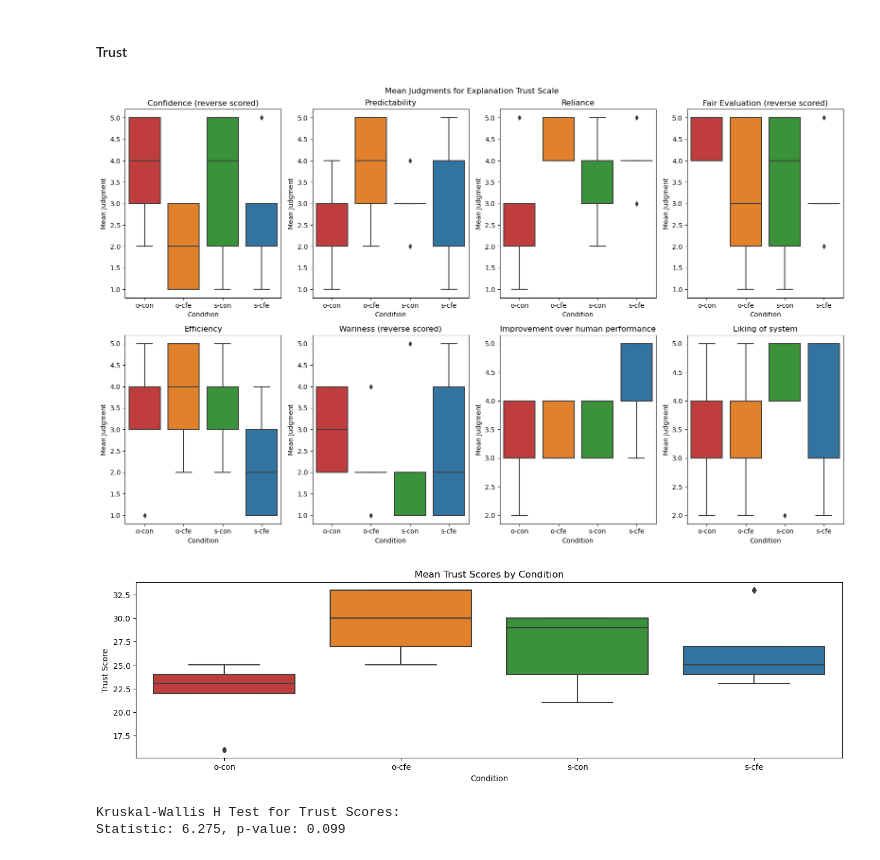
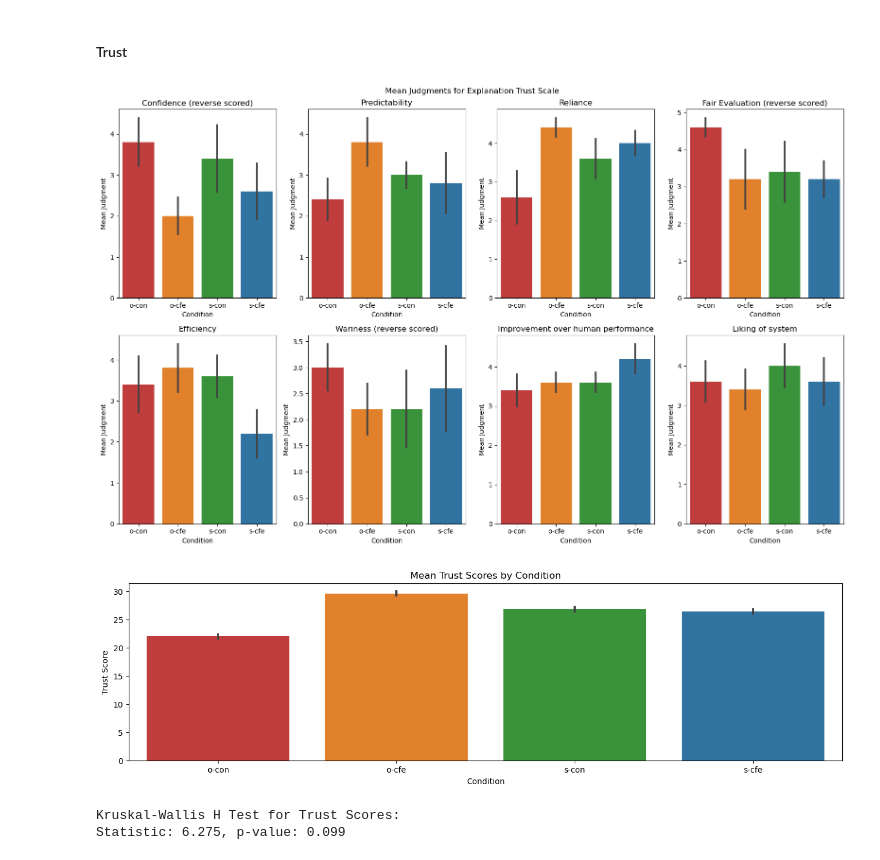
Before and after one commit to andreArtelt/IJCAI24-CF_Tut, a Jupyter notebook: CESORP_study_evaluation.ipynb, the cells around one changed output. Saved outputs shown, nothing was run; the diff lists cells and outputs as text; code cells hidden in the pictures.

```diff
--- a/CESORP_study_evaluation.ipynb
+++ b/CESORP_study_evaluation.ipynb
@@ -948,7 +1147,7 @@ trust_labels = {
 plt.figure(figsize=(16, 10))
 for i, item in enumerate(satisfaction_items, 1):
     plt.subplot(2, 4, i)
-    sns.boxplot(data=survey_data_checked[survey_data_checked['itemNo'] == item], x='cond', y='responseNo',palette=color_palette)
+    sns.barplot(data=survey_data_checked[survey_data_checked['itemNo'] == item], x='cond', y='responseNo', palette=color_palette, errorbar='se')
     plt.title(satisfaction_labels[item])
     plt.xlabel('Condition')
     plt.ylabel('Mean Judgment')
@@ -960,10 +1159,9 @@ plt.show()
 survey_data_checked = survey_data_checked.assign(
     response_recode=survey_data_checked['responseNo']
 )
-############
-### TO DO: CORRECT REVERSE CODE ITEM NUMBERS (Logging mismatch?)
+
+# To get a Correct Summed Score, reverse code relevant items
 survey_data_checked.loc[survey_data_checked['itemNo'].isin([1, 6, 9, 12, 14]), 'response_recode'] = 6 - survey_data_checked['responseNo']
-############
 
 # Compute summed scores for satisfaction and trust scales
 satisfaction_scores = survey_data_checked[survey_data_checked['itemNo'].isin(satisfaction_items)].groupby('userID')['response_recode'].sum()
@@ -975,8 +1173,9 @@ survey_data_checked = survey_data_checked.merge(trust_scores.rename('trust_score
 
 # Plot mean satisfaction scores per group
 plt.figure(figsize=(16, 4))
-sns.boxplot(data=survey_data_checked, x='cond', y='satisfaction_score',palette=color_palette)
-plt.title('Mean Satisfaction Scores by Condition')
+sns.barplot(data=survey_data_checked, x='cond', y='satisfaction_score', palette=color_palette, errorbar='se')
+#sns.boxplot(data=survey_data_checked, x='cond', y='satisfaction_score',palette=color_palette)
+plt.title('Mean Satisfaction Scores by Condition (max=40)')
 plt.xlabel('Condition')
 plt.ylabel('Satisfaction Score')
 plt.show()
@@ -1004,36 +1203,36 @@ Statistic: 0.792, p-value: 0.851
 # Plot average judgments per group for Explanation Trust Scale
 plt.figure(figsize=(16, 10))
 for i, item in enumerate(trust_items, 1):
     plt.subplot(2, 4, i)
-    sns.boxplot(data=survey_data_checked[survey_data_checked['itemNo'] == item], x='cond', y='responseNo',palette=color_palette)
+    sns.barplot(data=survey_data_checked[survey_data_checked['itemNo'] == item], x='cond', y='responseNo', palette=color_palette, errorbar='se')
     plt.title(trust_labels[item])
     plt.xlabel('Condition')
     plt.ylabel('Mean Judgment')
 plt.suptitle('Mean Judgments for Explanation Trust Scale')
 plt.tight_layout()
 plt.show()
 
 # Plot mean trust scores per group
 plt.figure(figsize=(16, 4))
-sns.boxplot(data=survey_data_checked, x='cond', y='trust_score',palette=color_palette)
+sns.barplot(data=survey_data_checked, x='cond', y='trust_score', palette=color_palette, errorbar='se')
 plt.title('Mean Trust Scores by Condition')
 plt.xlabel('Condition')
 plt.ylabel('Trust Score')
 plt.show()
 
 # Run statistical tests for satisfaction scale
 trust_groups = [survey_data_checked[survey_data_checked['cond'] == cond]['trust_score'].unique() for cond in survey_data_checked['cond'].unique()]
 trust_kruskal = kruskal(*trust_groups)
 
 print("\nKruskal-Wallis H Test for Trust Scores:")
 print(f"Statistic: {round(trust_kruskal.statistic,3)}, p-value: {round(trust_kruskal.pvalue,3)}")
 
 if trust_kruskal.pvalue < 0.05:
     trust_posthoc = sp.posthoc_dunn(survey_data_checked, val_col='trust_score', group_col='cond', p_adjust='bonferroni')
     print("\nPost Hoc Comparisons for Trust Scores using Dunn's Test with Bonferroni Correction:")
     print(round(trust_posthoc,3))
 # %% [output]
-[figure, old version]
+[figure, new version]
-[figure, old version]
+[figure, new version]
 Kruskal-Wallis H Test for Trust Scores:
 Statistic: 6.275, p-value: 0.099
```
Also changed, not shown: parts of 13 cells of this notebook.
